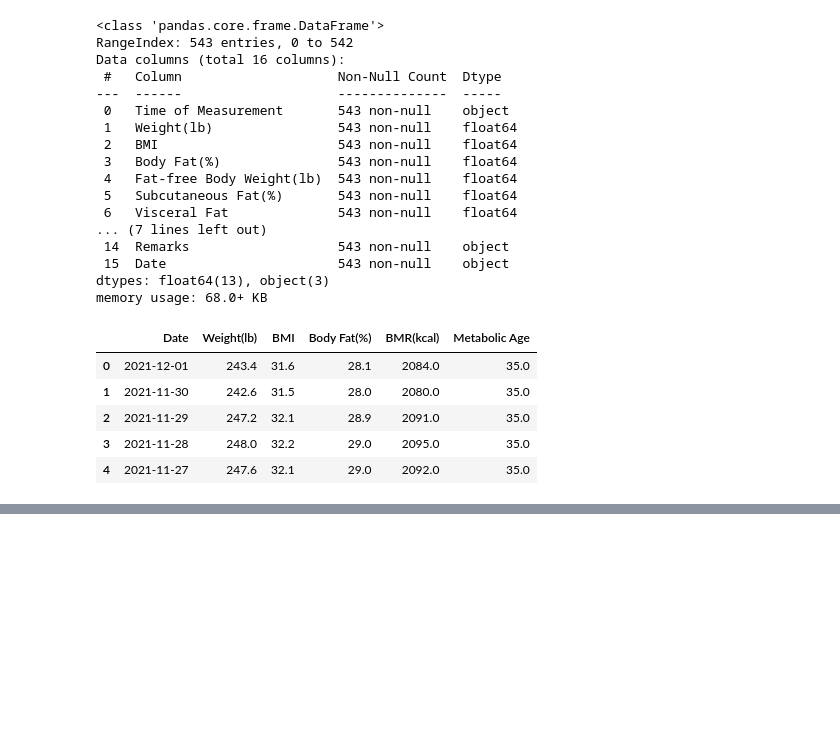
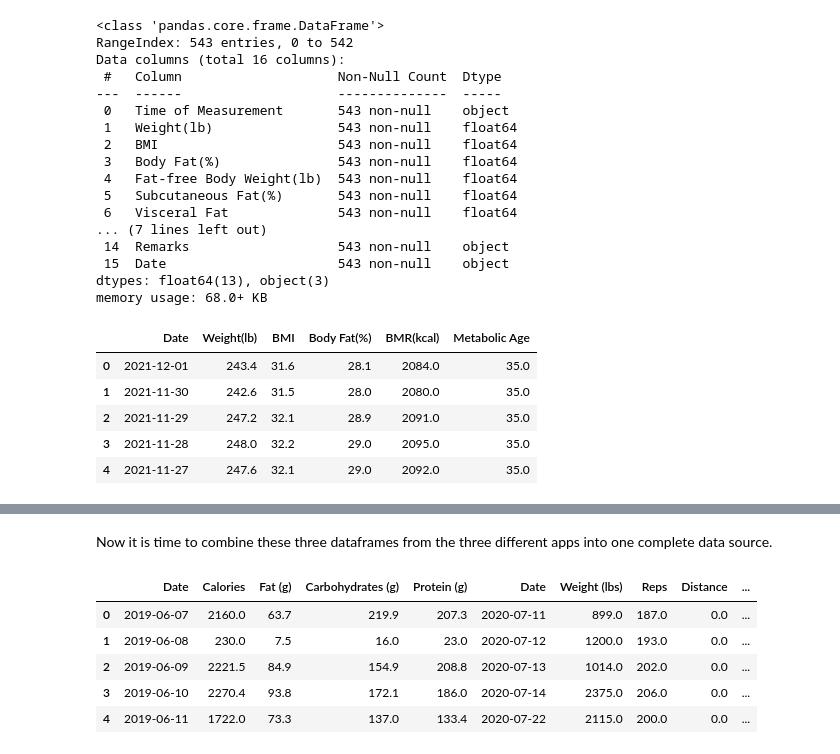
Before and after one commit to moferg/fitness-tracker, a Jupyter notebook: testing/fitness_tracker_test.ipynb, the cells around one changed output, grey strips where cells are left out. Drawn from its saved outputs; the diff is of its cells as text; code cells hidden in the pictures; blank space fills up the shorter version.

Commit message:
tried (and failed) to combine datasets into one dataframe

```diff
--- a/testing/fitness_tracker_test.ipynb
+++ b/testing/fitness_tracker_test.ipynb
@@ -179,0 +182,6 @@ df_renpho_trimmed.head()
+# %%
+df_renpho_trimmed_reversed = df_renpho_trimmed.iloc[::-1]
+
+df_renpho_trimmed_reversed = df_renpho_trimmed_reversed.reset_index().drop('index', axis=1)
+
+df_renpho_trimmed_reversed.head()
@@ -179,0 +195,13 @@ df_renpho_trimmed.head()
+# %% [markdown]
+Now it is time to combine these three dataframes from the three different apps into one complete data source.
+# %%
+df_combined = pd.concat([df_myfitnesspal_grouped_trimmed, df_fitnotes_groupby_date, df_renpho_trimmed_reversed], axis=1)
+
+df_combined.head()
+# %% [output]
+|  | Date | Calories | Fat (g) | Carbohydrates (g) | Protein (g) | Date | Weight (lbs) | Reps | Distance | ... |
+| 0 | 2019-06-07 | 2160.0 | 63.7 | 219.9 | 207.3 | 2020-07-11 | 899.0 | 187.0 | 0.0 | ... |
+| 1 | 2019-06-08 | 230.0 | 7.5 | 16.0 | 23.0 | 2020-07-12 | 1200.0 | 193.0 | 0.0 | ... |
+| 2 | 2019-06-09 | 2221.5 | 84.9 | 154.9 | 208.8 | 2020-07-13 | 1014.0 | 202.0 | 0.0 | ... |
+| 3 | 2019-06-10 | 2270.4 | 93.8 | 172.1 | 186.0 | 2020-07-14 | 2375.0 | 206.0 | 0.0 | ... |
+| 4 | 2019-06-11 | 1722.0 | 73.3 | 137.0 | 133.4 | 2020-07-22 | 2115.0 | 200.0 | 0.0 | ... |
```
Also changed, not shown: parts of 4 cells of this notebook.
